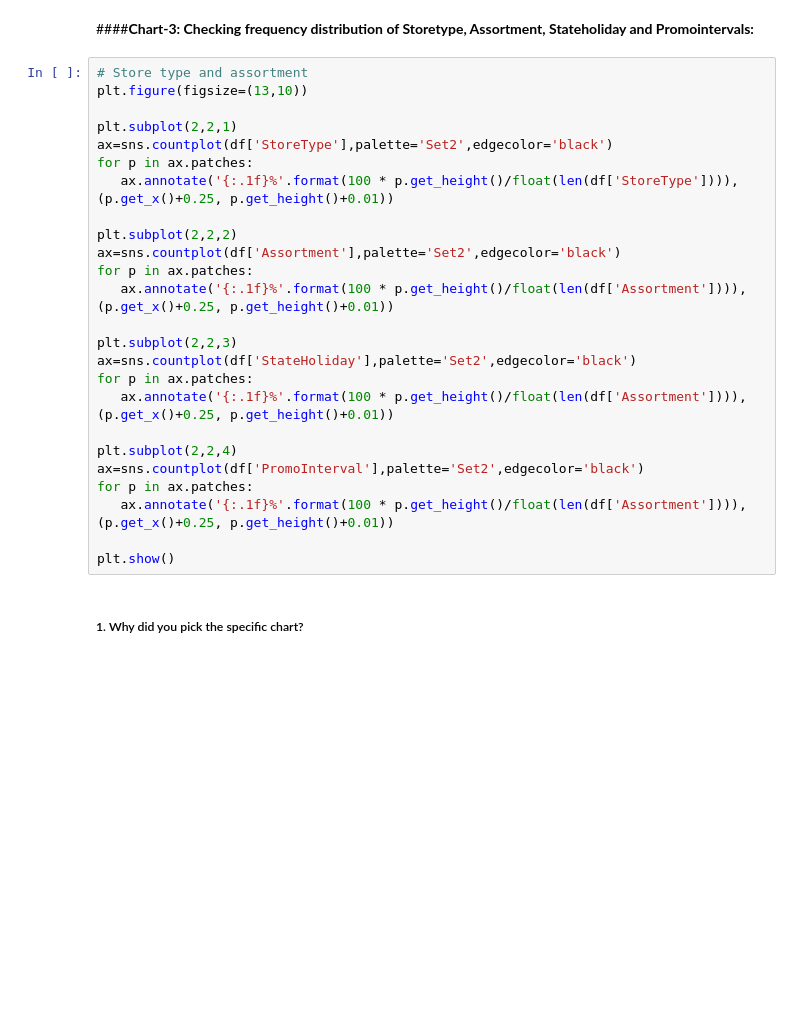
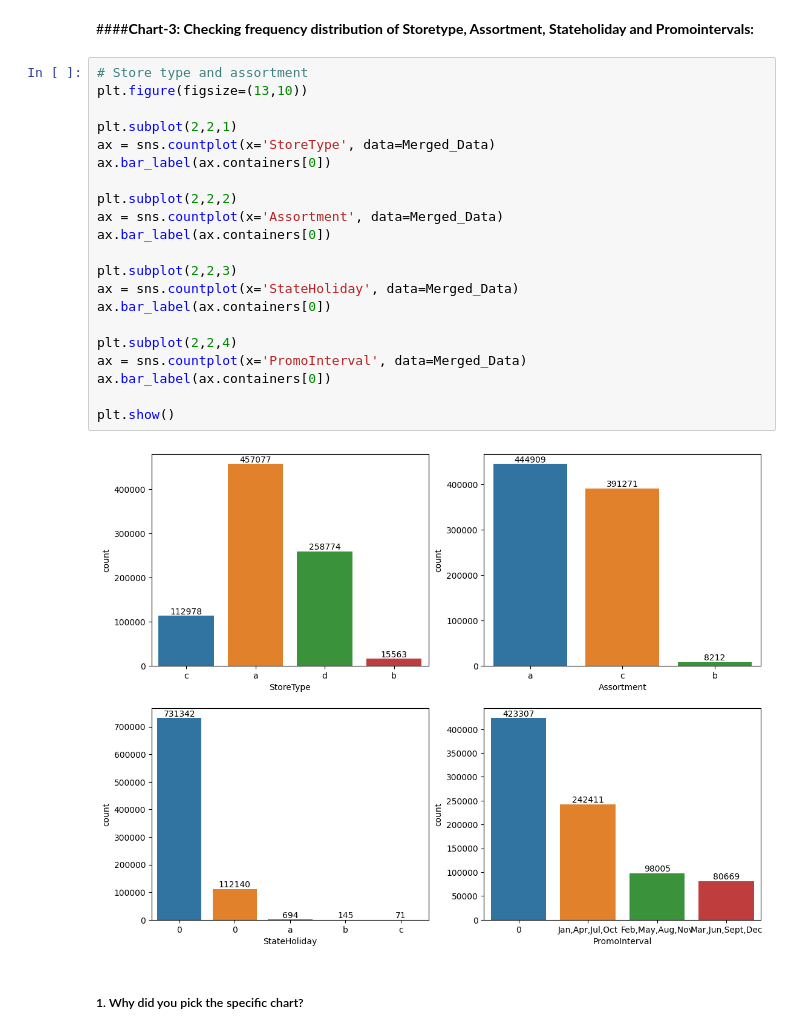
Before and after one commit to ArushiSaxena11/Capstone-Project-Retail-Sales-Prediction, a Jupyter notebook: Capstone_Project_Retail_Sales_Prediction.ipynb, the cells around one changed output. Drawn from its saved outputs; the diff is of its cells as text; blank space fills up the shorter version.

```diff
--- a/Capstone_Project_Retail_Sales_Prediction.ipynb
+++ b/Capstone_Project_Retail_Sales_Prediction.ipynb
@@ -886,28 +898,26 @@ Are there any insights that lead to negative growth? Justify with specific reaso
 # %%
 # Store type and assortment
 plt.figure(figsize=(13,10))
 
 plt.subplot(2,2,1)
-ax=sns.countplot(df['StoreType'],palette='Set2',edgecolor='black')
-for p in ax.patches:
-   ax.annotate('{:.1f}%'.format(100 * p.get_height()/float(len(df['StoreType']))), (p.get_x()+0.25, p.get_height()+0.01))
+ax = sns.countplot(x='StoreType', data=Merged_Data)
+ax.bar_label(ax.containers[0])
 
 plt.subplot(2,2,2)
-ax=sns.countplot(df['Assortment'],palette='Set2',edgecolor='black')
-for p in ax.patches:
-   ax.annotate('{:.1f}%'.format(100 * p.get_height()/float(len(df['Assortment']))), (p.get_x()+0.25, p.get_height()+0.01))
+ax = sns.countplot(x='Assortment', data=Merged_Data)
+ax.bar_label(ax.containers[0])
 
 plt.subplot(2,2,3)
-ax=sns.countplot(df['StateHoliday'],palette='Set2',edgecolor='black')
-for p in ax.patches:
-   ax.annotate('{:.1f}%'.format(100 * p.get_height()/float(len(df['Assortment']))), (p.get_x()+0.25, p.get_height()+0.01))
+ax = sns.countplot(x='StateHoliday', data=Merged_Data)
+ax.bar_label(ax.containers[0])
 
 plt.subplot(2,2,4)
-ax=sns.countplot(df['PromoInterval'],palette='Set2',edgecolor='black')
-for p in ax.patches:
-   ax.annotate('{:.1f}%'.format(100 * p.get_height()/float(len(df['Assortment']))), (p.get_x()+0.25, p.get_height()+0.01))
+ax = sns.countplot(x='PromoInterval', data=Merged_Data)
+ax.bar_label(ax.containers[0])
 
 plt.show()
+# %% [output]
+[figure, added]
 # %% [markdown]
 ##### 1. Why did you pick the specific chart?
 # %% [markdown]
```
Also changed, not shown: parts of 9 cells of this notebook.
